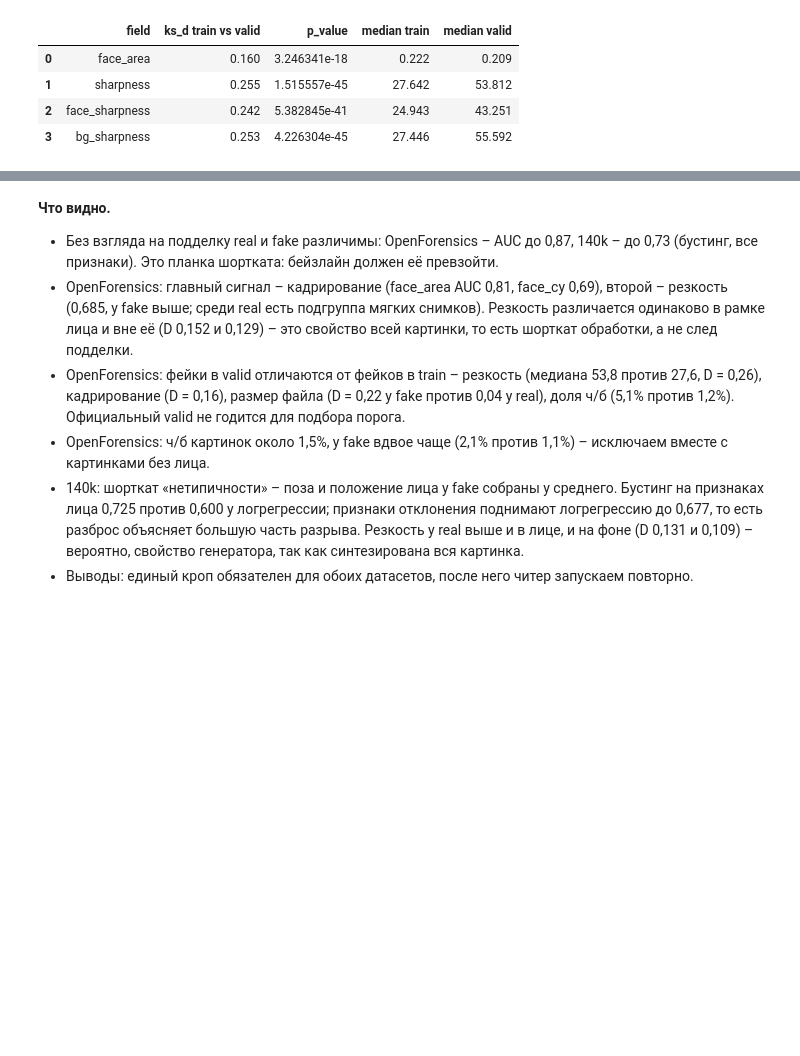
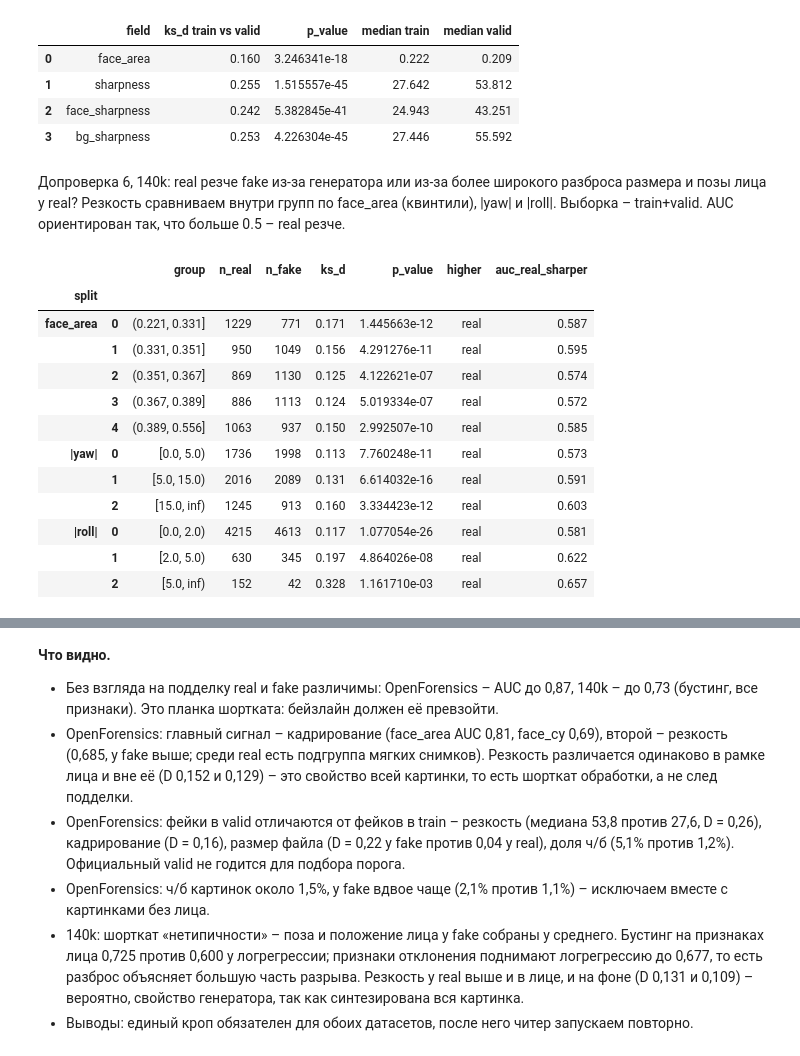
Before and after one commit to ayazvaliev/35-Deepfake-image-detection-project-HSE-26, a Jupyter notebook: notebooks/eda_140k.ipynb, the cells around one changed output, grey strips where cells are left out. Drawn from its saved outputs; the diff is of its cells as text; code cells hidden in the pictures; blank space fills up the shorter version.

```diff
--- a/notebooks/eda_140k.ipynb
+++ b/notebooks/eda_140k.ipynb
@@ -643,3 +643,33 @@ pd.DataFrame(rows)
 | 1 | sharpness | 0.255 | 1.515557e-45 | 27.642 | 53.812 |
 | 2 | face_sharpness | 0.242 | 5.382845e-41 | 24.943 | 43.251 |
 | 3 | bg_sharpness | 0.253 | 4.226304e-45 | 27.446 | 55.592 |
+# %% [markdown]
+Допроверка 6, 140k: real резче fake из-за генератора или из-за более широкого разброса размера и позы лица у real? Резкость сравниваем внутри групп по face_area (квинтили), |yaw| и |roll|. Выборка – train+valid. AUC ориентирован так, что больше 0.5 – real резче.
+# %%
+from src.cheater import sharpness_by_group
+
+big = cheat[cheat["dataset"] == "140k"]
+splits = {
+    "face_area": pd.qcut(big["face_area"], 5, precision=3),
+    "|yaw|": pd.cut(big["yaw"].abs(), [0, 5, 15, np.inf], right=False),
+    "|roll|": pd.cut(big["roll"].abs(), [0, 2, 5, np.inf], right=False),
+}
+by_group = {
+    field: pd.concat({name: sharpness_by_group(big, groups, field) for name, groups in splits.items()}, names=["split", None])
+    for field in ["sharpness", "face_sharpness"]
+}
+by_group["sharpness"]
+# %% [output]
+|  |  | group | n_real | n_fake | ks_d | p_value | higher | auc_real_sharper |
+| split |  |  |  |  |  |  |  |  |
+| face_area | 0 | (0.221, 0.331] | 1229 | 771 | 0.171 | 1.445663e-12 | real | 0.587 |
+|  | 1 | (0.331, 0.351] | 950 | 1049 | 0.156 | 4.291276e-11 | real | 0.595 |
+|  | 2 | (0.351, 0.367] | 869 | 1130 | 0.125 | 4.122621e-07 | real | 0.574 |
+|  | 3 | (0.367, 0.389] | 886 | 1113 | 0.124 | 5.019334e-07 | real | 0.572 |
+|  | 4 | (0.389, 0.556] | 1063 | 937 | 0.150 | 2.992507e-10 | real | 0.585 |
+| |yaw| | 0 | [0.0, 5.0) | 1736 | 1998 | 0.113 | 7.760248e-11 | real | 0.573 |
+|  | 1 | [5.0, 15.0) | 2016 | 2089 | 0.131 | 6.614032e-16 | real | 0.591 |
+|  | 2 | [15.0, inf) | 1245 | 913 | 0.160 | 3.334423e-12 | real | 0.603 |
+| |roll| | 0 | [0.0, 2.0) | 4215 | 4613 | 0.117 | 1.077054e-26 | real | 0.581 |
+|  | 1 | [2.0, 5.0) | 630 | 345 | 0.197 | 4.864026e-08 | real | 0.622 |
+|  | 2 | [5.0, inf) | 152 | 42 | 0.328 | 1.161710e-03 | real | 0.657 |
```
Also changed, not shown: parts of 3 cells of this notebook, 1 other file.
